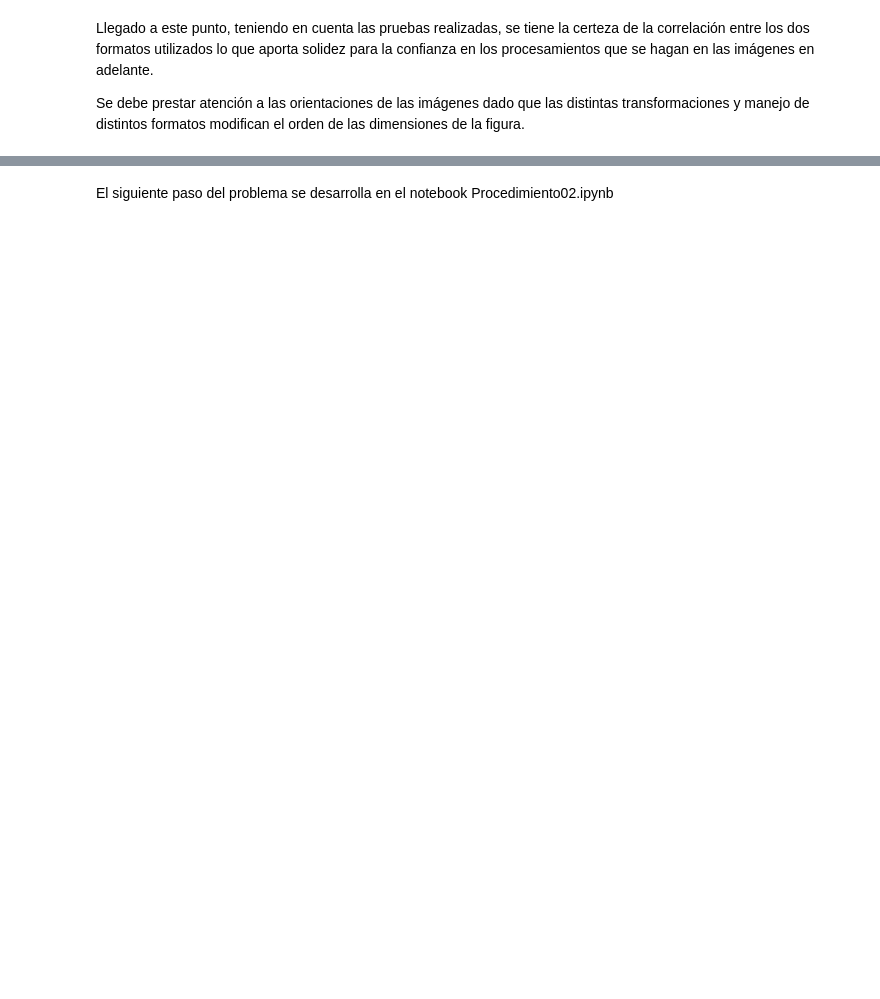
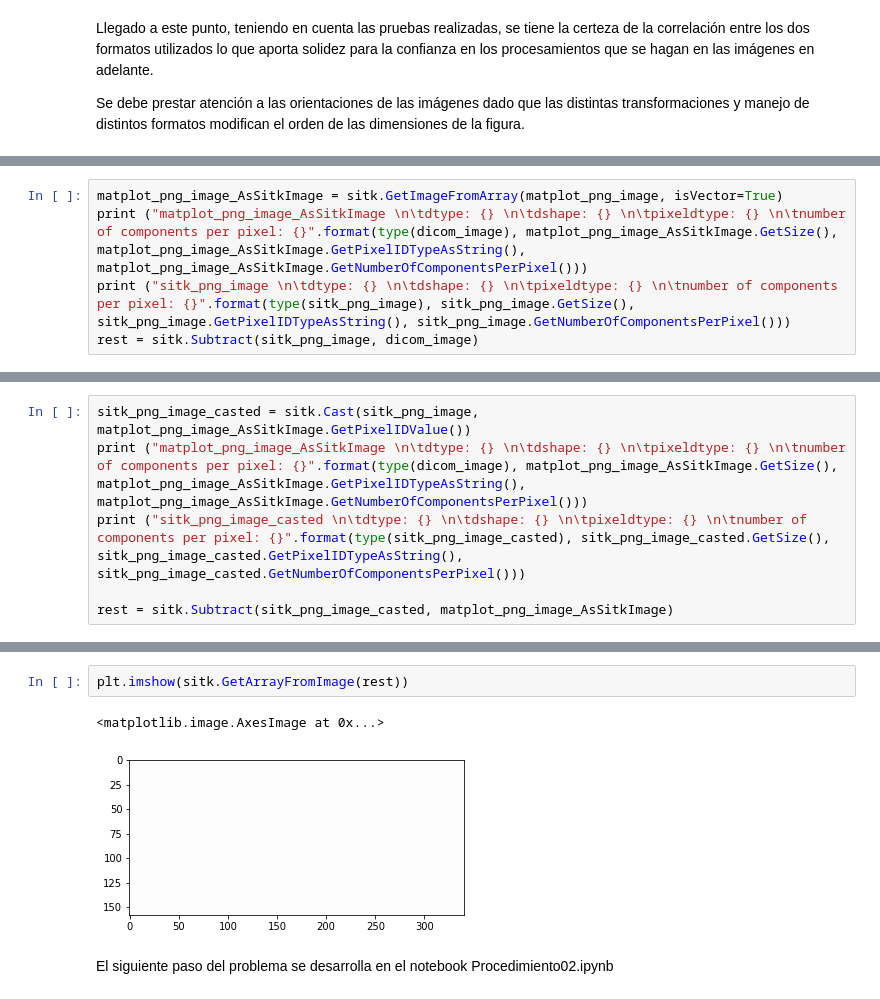
Before and after one commit to jetxeberria/computer_vision, a Jupyter notebook: computer_vision_notebook.ipynb, the cells around one changed output, grey strips where cells are left out. Saved outputs shown, nothing was run; the diff lists cells and outputs as text; blank space fills up the shorter version.

```diff
--- a/computer_vision_notebook.ipynb
+++ b/computer_vision_notebook.ipynb
@@ -526,0 +573,5 @@ plt.show()
+# %%
+matplot_png_image_AsSitkImage = sitk.GetImageFromArray(matplot_png_image, isVector=True)
+print ("matplot_png_image_AsSitkImage \n\tdtype: {} \n\tdshape: {} \n\tpixeldtype: {} \n\tnumber of components per pixel: {}".format(type(dicom_image), matplot_png_image_AsSitkImage.GetSize(), matplot_png_image_AsSitkImage.GetPixelIDTypeAsString(), matplot_png_image_AsSitkImage.GetNumberOfComponentsPerPixel()))
+print ("sitk_png_image \n\tdtype: {} \n\tdshape: {} \n\tpixeldtype: {} \n\tnumber of components per pixel: {}".format(type(sitk_png_image), sitk_png_image.GetSize(), sitk_png_image.GetPixelIDTypeAsString(), sitk_png_image.GetNumberOfComponentsPerPixel()))
+rest = sitk.Subtract(sitk_png_image, dicom_image)
@@ -526,0 +593,6 @@ plt.show()
+# %%
+sitk_png_image_casted = sitk.Cast(sitk_png_image, matplot_png_image_AsSitkImage.GetPixelIDValue())
+print ("matplot_png_image_AsSitkImage \n\tdtype: {} \n\tdshape: {} \n\tpixeldtype: {} \n\tnumber of components per pixel: {}".format(type(dicom_image), matplot_png_image_AsSitkImage.GetSize(), matplot_png_image_AsSitkImage.GetPixelIDTypeAsString(), matplot_png_image_AsSitkImage.GetNumberOfComponentsPerPixel()))
+print ("sitk_png_image_casted \n\tdtype: {} \n\tdshape: {} \n\tpixeldtype: {} \n\tnumber of components per pixel: {}".format(type(sitk_png_image_casted), sitk_png_image_casted.GetSize(), sitk_png_image_casted.GetPixelIDTypeAsString(), sitk_png_image_casted.GetNumberOfComponentsPerPixel()))
+
+rest = sitk.Subtract(sitk_png_image_casted, matplot_png_image_AsSitkImage)
@@ -527,2 +610,7 @@ plt.show()
+# %%
+plt.imshow(sitk.GetArrayFromImage(rest))
+# %% [output]
+<matplotlib.image.AxesImage at 0x...>
+[figure, added]
 # %% [markdown]
 El siguiente paso del problema se desarrolla en el notebook Procedimiento02.ipynb
```
Also changed, not shown: parts of 20 cells of this notebook, 1 other file.
